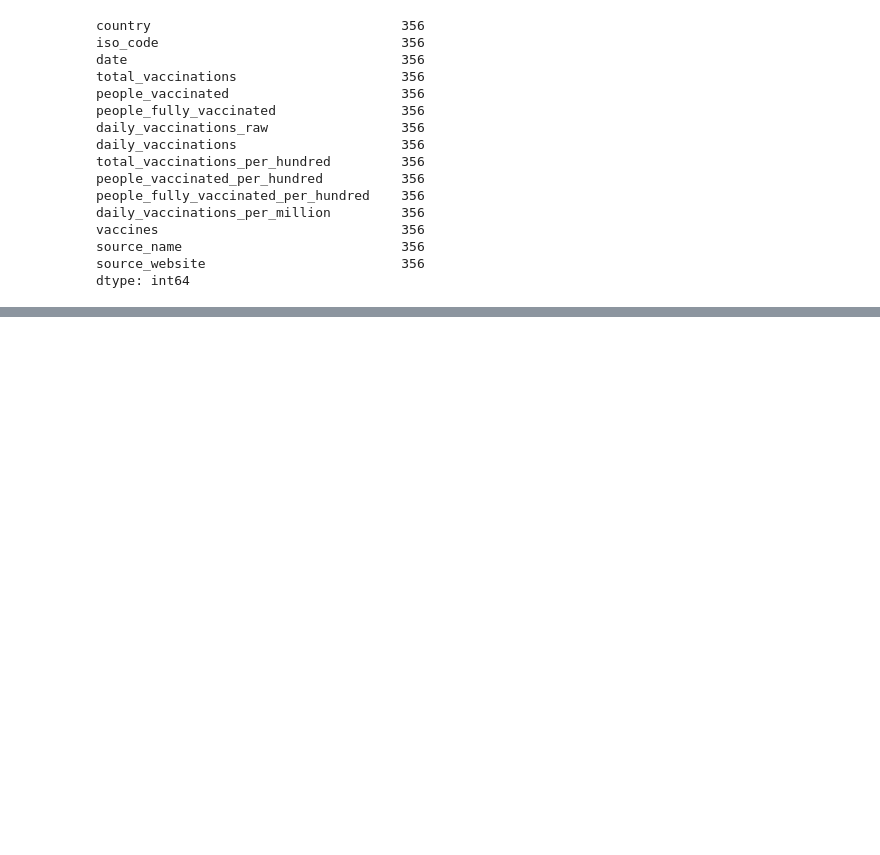
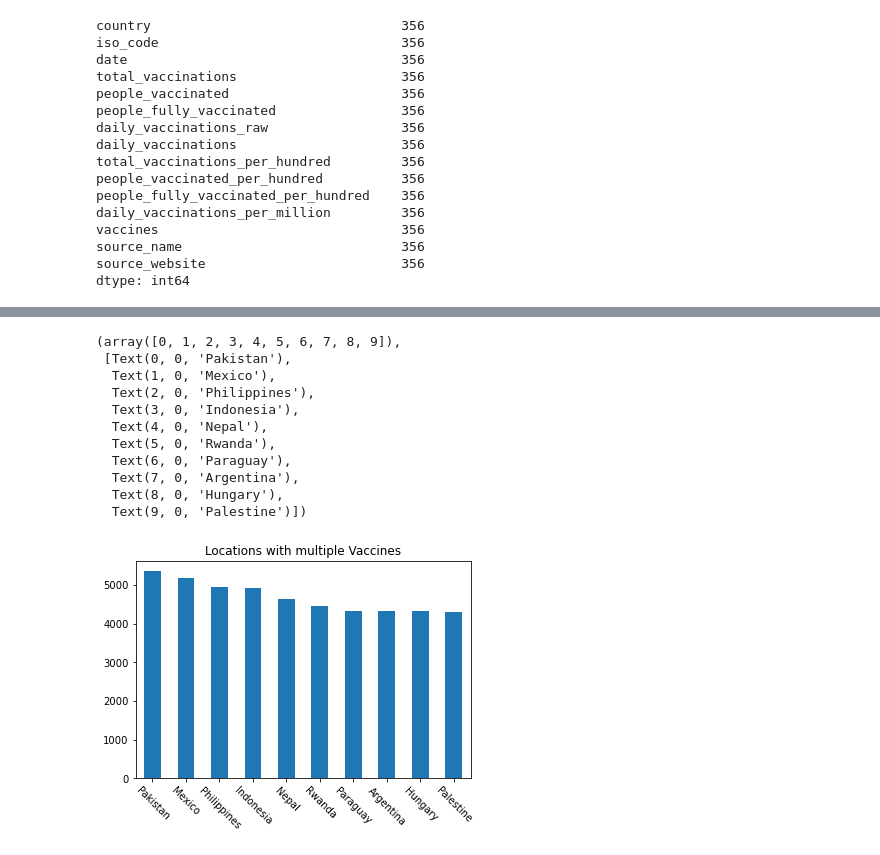
Before and after one commit to usndangol97/Covid19-world-vaccination, a Jupyter notebook: covid-19.ipynb, the cells around one changed output, grey strips where cells are left out. Drawn from its saved outputs; the diff is of its cells as text; code cells hidden in the pictures; blank space fills up the shorter version.

```diff
--- a/covid-19.ipynb
+++ b/covid-19.ipynb
@@ -159,5 +162,8 @@ world_vacc.isnull().sum()
 dtype: int64
 # %%
-for i ,column in enumerate(world_vacc.columns):
-    print(i, column)
+world_vacc_v1 = pd.concat([world_vacc["vac_1"], df["country"]],axis=1)
+col_name = ["Vaccine_name", "Country"]
+world_vacc_v1.columns = col_name
+
+world_vacc_v1
 # %% [output]
@@ -171,0 +183,12 @@ for i ,column in enumerate(world_vacc.columns):
+# %%
+
+for i, column in enumerate(world_vacc.columns):
+    if i!=0:
+        col = world_vacc.columns[i]
+        vacc_temp = pd.concat([world_vacc[world_vacc.columns[i]], df["country"]], axis=1)
+        vacc_temp.columns = col_name
+
+        world_vacc_v1 = pd.concat([world_vacc_v1, vacc_temp], ignore_index=True)
+        del vacc_temp
+
+world_vacc_v1
@@ -171,0 +209,3 @@ for i ,column in enumerate(world_vacc.columns):
+# %%
+world_vacc_v1["Vaccine_name"] = world_vacc_v1["Vaccine_name"].str.strip()
+world_vacc_v1
@@ -171,0 +253,3 @@ for i ,column in enumerate(world_vacc.columns):
+# %%
+world_vacc_v1.dropna(inplace=True)
+world_vacc_v1
@@ -171,0 +393,18 @@ for i ,column in enumerate(world_vacc.columns):
+# %%
+top_10_vacc = world_vacc_v1["Country"].value_counts()[:10]
+top_10_vacc.plot(kind='bar')
+plt.title("Locations with multiple Vaccines")
+plt.xticks(rotation=-45)
+# %% [output]
+(array([0, 1, 2, 3, 4, 5, 6, 7, 8, 9]),
+ [Text(0, 0, 'Pakistan'),
+  Text(1, 0, 'Mexico'),
+  Text(2, 0, 'Philippines'),
+  Text(3, 0, 'Indonesia'),
+  Text(4, 0, 'Nepal'),
+  Text(5, 0, 'Rwanda'),
+  Text(6, 0, 'Paraguay'),
+  Text(7, 0, 'Argentina'),
+  Text(8, 0, 'Hungary'),
+  Text(9, 0, 'Palestine')])
+[figure, added]
```
Also changed, not shown: parts of 19 cells of this notebook.
